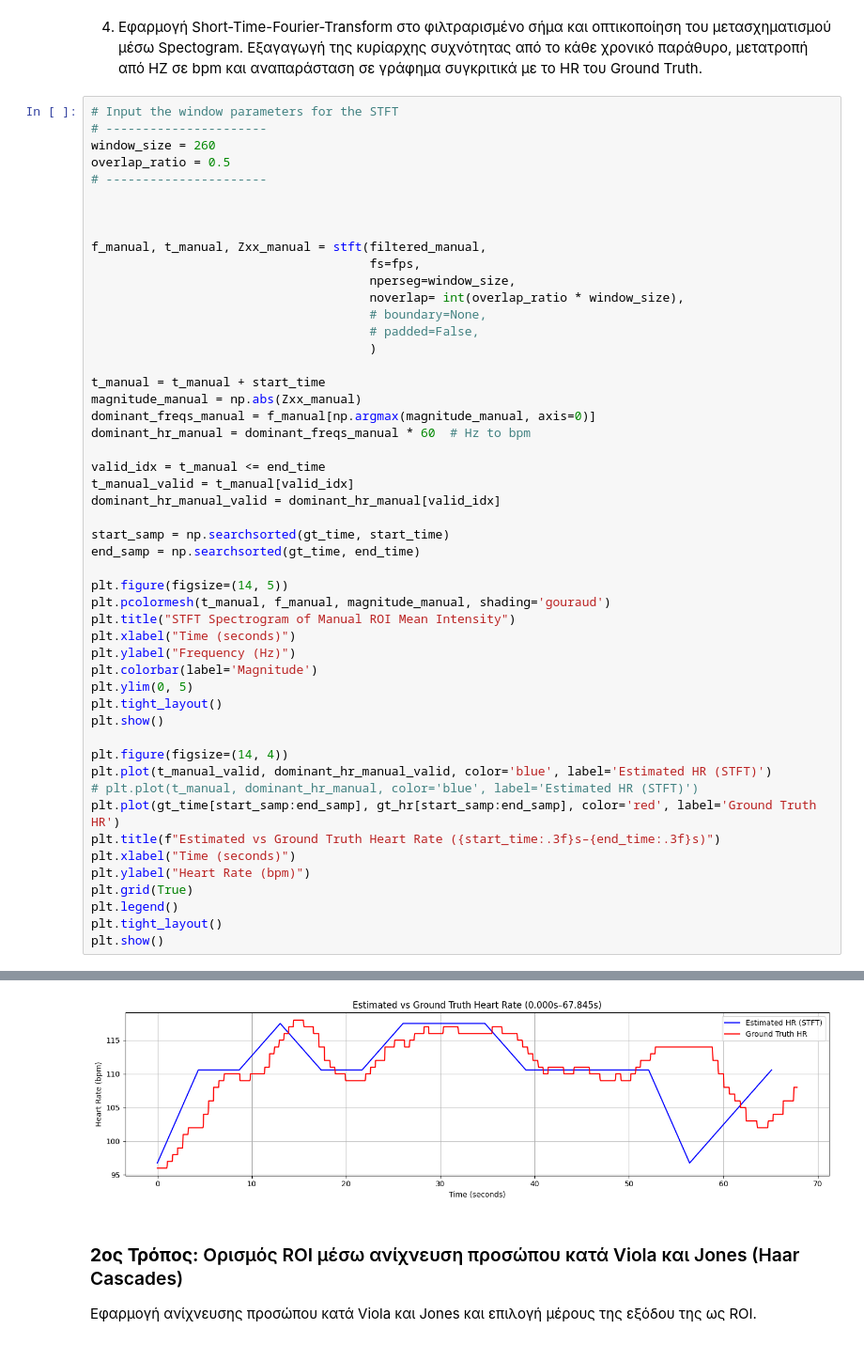
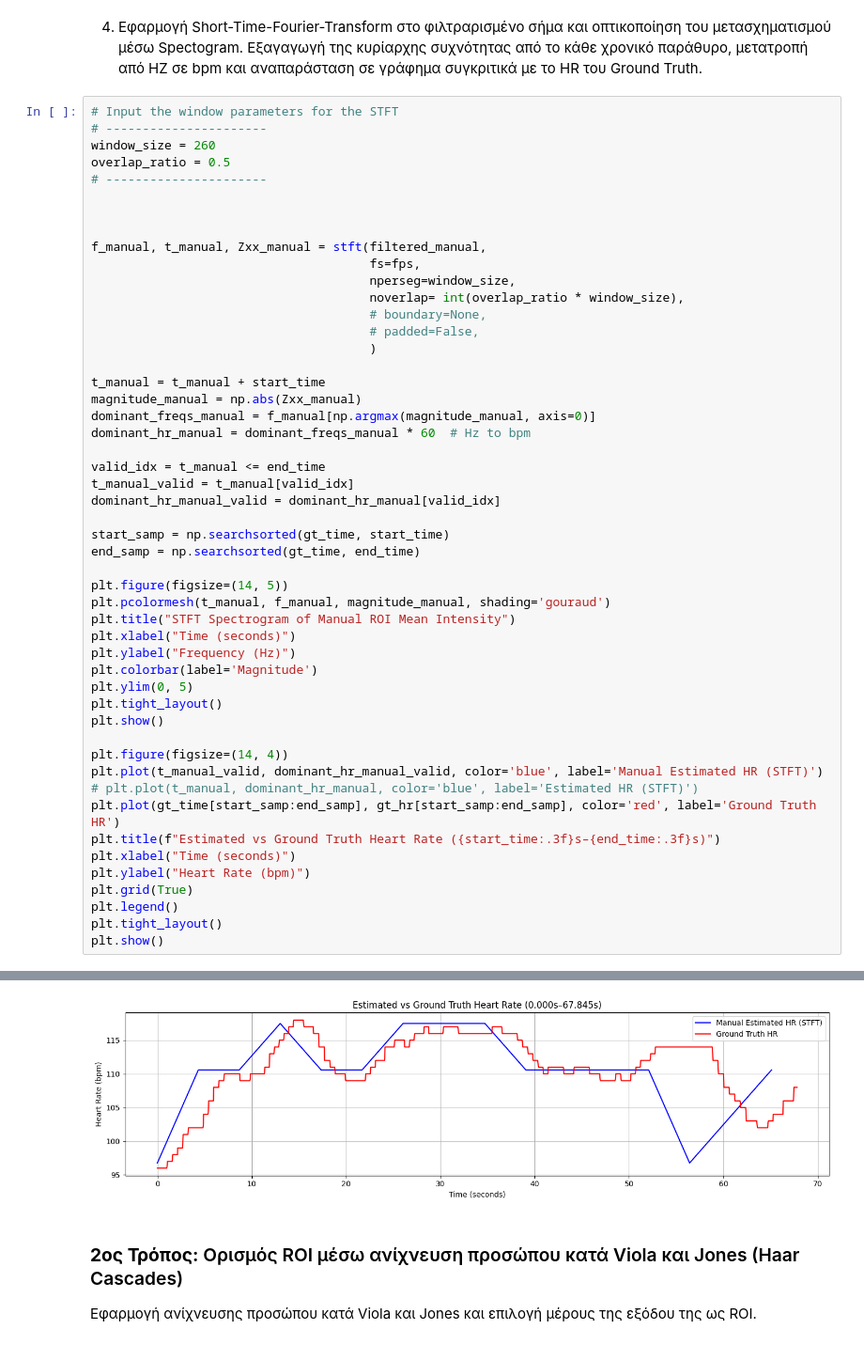
Before and after one commit to iliaxant/HR_Extraction_from_Video, a Jupyter notebook: HR_Extraction_from_Video.ipynb, the cells around one changed output, grey strips where cells are left out. Shown at 94% size. Cells and saved outputs as stored; diff of their text form.

```diff
--- a/HR_Extraction_from_Video.ipynb
+++ b/HR_Extraction_from_Video.ipynb
@@ -425,35 +426,35 @@ dominant_hr_manual = dominant_freqs_manual * 60  # Hz to bpm
 
 valid_idx = t_manual <= end_time
 t_manual_valid = t_manual[valid_idx]
 dominant_hr_manual_valid = dominant_hr_manual[valid_idx]
 
 start_samp = np.searchsorted(gt_time, start_time)
 end_samp = np.searchsorted(gt_time, end_time)
 
 plt.figure(figsize=(14, 5))
 plt.pcolormesh(t_manual, f_manual, magnitude_manual, shading='gouraud')
 plt.title("STFT Spectrogram of Manual ROI Mean Intensity")
 plt.xlabel("Time (seconds)")
 plt.ylabel("Frequency (Hz)")
 plt.colorbar(label='Magnitude')
 plt.ylim(0, 5)
 plt.tight_layout()
 plt.show()
 
 plt.figure(figsize=(14, 4))
-plt.plot(t_manual_valid, dominant_hr_manual_valid, color='blue', label='Estimated HR (STFT)')
+plt.plot(t_manual_valid, dominant_hr_manual_valid, color='blue', label='Manual Estimated HR (STFT)')
 # plt.plot(t_manual, dominant_hr_manual, color='blue', label='Estimated HR (STFT)')
 plt.plot(gt_time[start_samp:end_samp], gt_hr[start_samp:end_samp], color='red', label='Ground Truth HR')
 plt.title(f"Estimated vs Ground Truth Heart Rate ({start_time:.3f}s–{end_time:.3f}s)")
 plt.xlabel("Time (seconds)")
 plt.ylabel("Heart Rate (bpm)")
 plt.grid(True)
 plt.legend()
 plt.tight_layout()
 plt.show()
 # %% [output]
 [figure]
-[figure, old version]
+[figure, new version]
 # %% [markdown]
 ### **2ος Τρόπος:** Ορισμός ROI μέσω ανίχνευση προσώπου κατά Viola και Jones (Haar Cascades)
 
```
Also changed, not shown: parts of 19 cells of this notebook.
